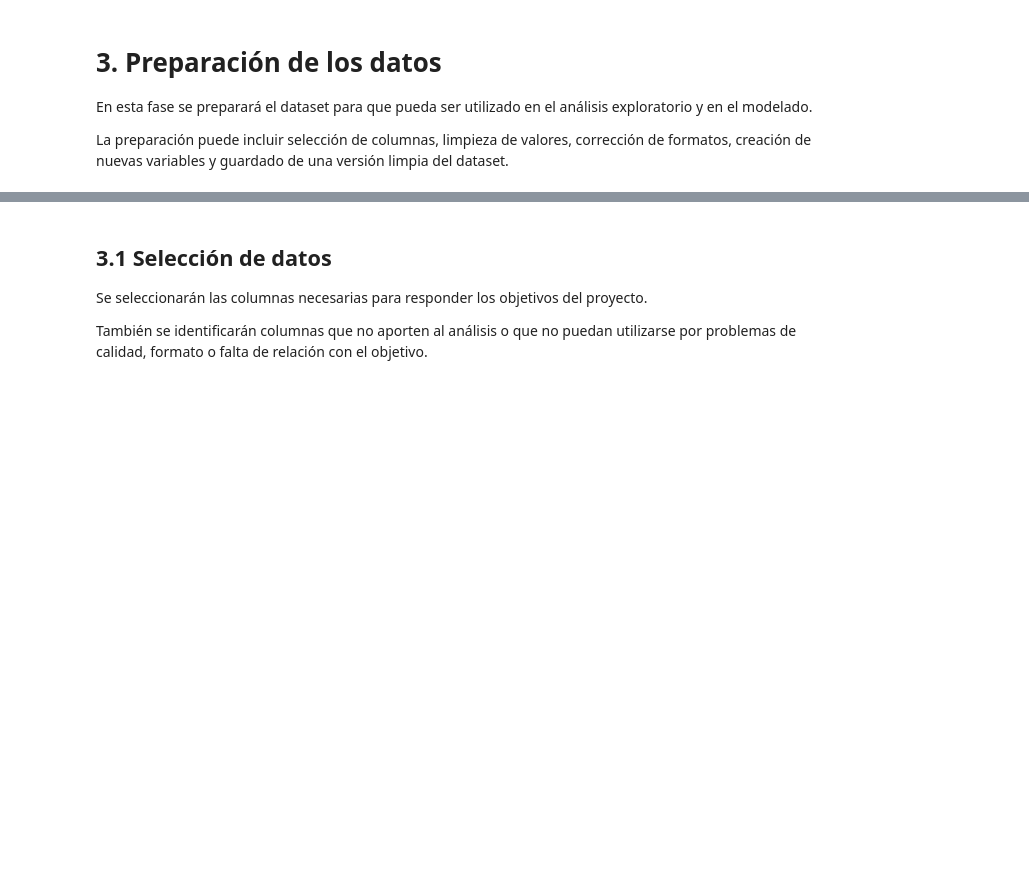
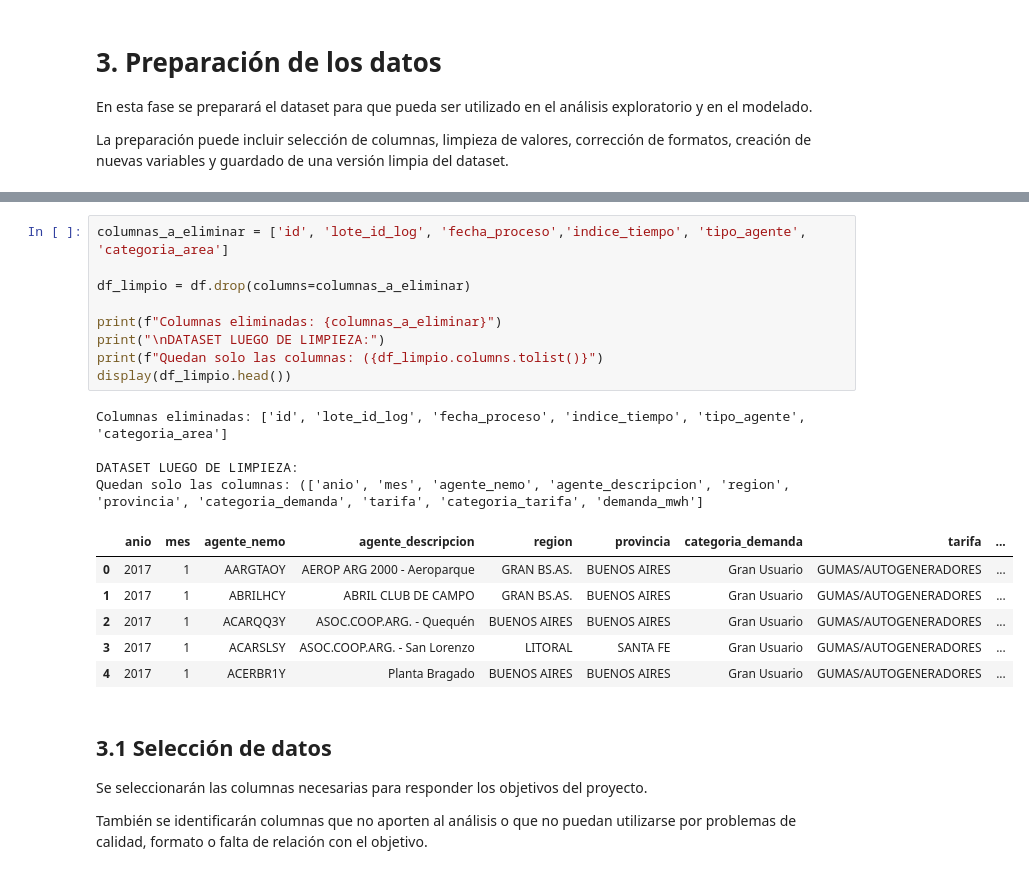
Before and after one commit to ju4n1t0x/eficiencia_energetica, a Jupyter notebook: 01_notebooks/TPI_Energia_CRISP_DM.ipynb, the cells around one changed output, grey strips where cells are left out. Drawn from its saved outputs; the diff is of its cells as text; blank space fills up the shorter version.

Commit message:
Limpieza inicial de dataset

```diff
--- a/01_notebooks/TPI_Energia_CRISP_DM.ipynb
+++ b/01_notebooks/TPI_Energia_CRISP_DM.ipynb
@@ -577,3 +598,23 @@ La preparación puede incluir selección de columnas, limpieza de valores, corre
+# %%
+columnas_a_eliminar = ['id', 'lote_id_log', 'fecha_proceso','indice_tiempo', 'tipo_agente', 'categoria_area']
+
+df_limpio = df.drop(columns=columnas_a_eliminar)
+
+print(f"Columnas eliminadas: {columnas_a_eliminar}")
+print("\nDATASET LUEGO DE LIMPIEZA:")
+print(f"Quedan solo las columnas: ({df_limpio.columns.tolist()}")
+display(df_limpio.head())
+# %% [output]
+Columnas eliminadas: ['id', 'lote_id_log', 'fecha_proceso', 'indice_tiempo', 'tipo_agente', 'categoria_area']
+
+DATASET LUEGO DE LIMPIEZA:
+Quedan solo las columnas: (['anio', 'mes', 'agente_nemo', 'agente_descripcion', 'region', 'provincia', 'categoria_demanda', 'tarifa', 'categoria_tarifa', 'demanda_mwh']
+|  | anio | mes | agente_nemo | agente_descripcion | region | provincia | categoria_demanda | tarifa | ... |
+| 0 | 2017 | 1 | AARGTAOY | AEROP ARG 2000 - Aeroparque | GRAN BS.AS. | BUENOS AIRES | Gran Usuario | GUMAS/AUTOGENERADORES | ... |
+| 1 | 2017 | 1 | ABRILHCY | ABRIL CLUB DE CAMPO | GRAN BS.AS. | BUENOS AIRES | Gran Usuario | GUMAS/AUTOGENERADORES | ... |
+| 2 | 2017 | 1 | ACARQQ3Y | ASOC.COOP.ARG. - Quequén | BUENOS AIRES | BUENOS AIRES | Gran Usuario | GUMAS/AUTOGENERADORES | ... |
+| 3 | 2017 | 1 | ACARSLSY | ASOC.COOP.ARG. - San Lorenzo | LITORAL | SANTA FE | Gran Usuario | GUMAS/AUTOGENERADORES | ... |
+| 4 | 2017 | 1 | ACERBR1Y | Planta Bragado | BUENOS AIRES | BUENOS AIRES | Gran Usuario | GUMAS/AUTOGENERADORES | ... |
 # %% [markdown]
 ## 3.1 Selección de datos
 
```
Also changed, not shown: parts of 4 cells of this notebook.
